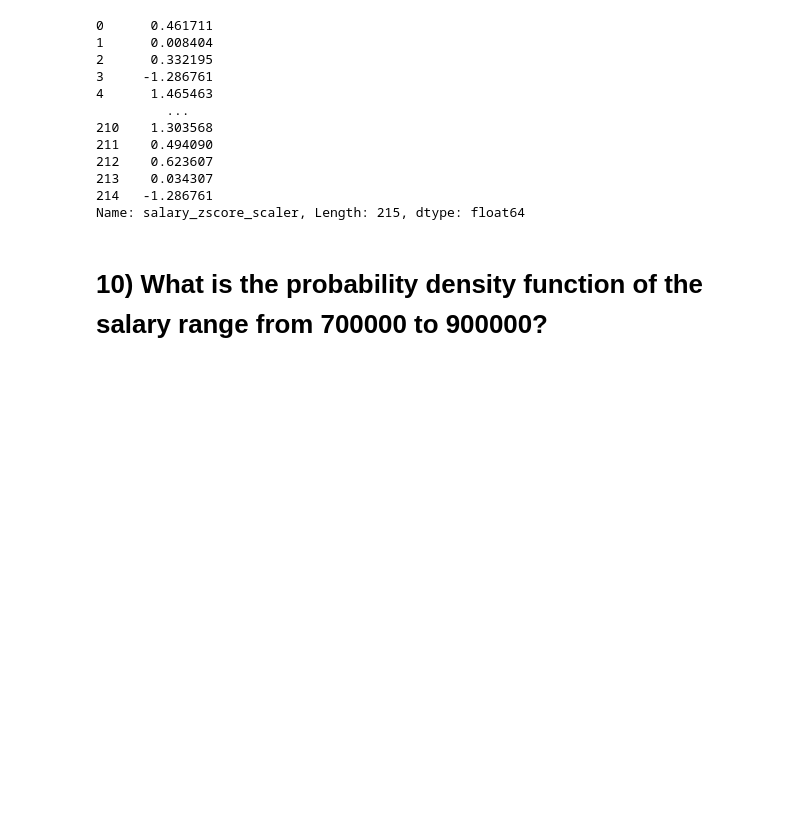
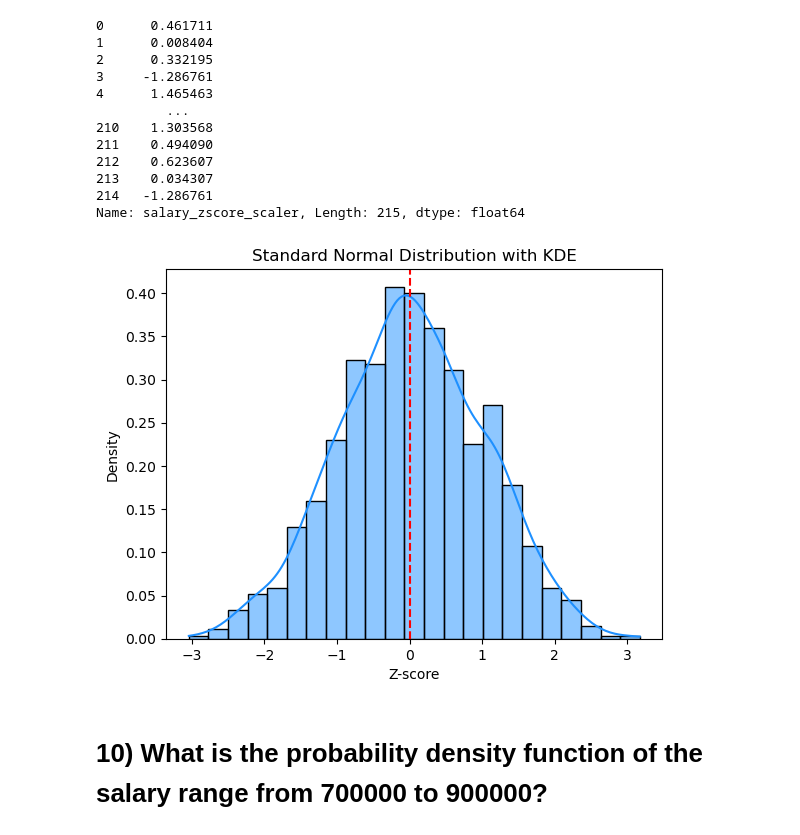
Before and after one commit to DillibabuAI/5.DataScience, a Jupyter notebook: Bivariate Assignment.ipynb, the cells around one changed output. Drawn from its saved outputs; the diff is of its cells as text; code cells hidden in the pictures; blank space fills up the shorter version.

```diff
--- a/Bivariate Assignment.ipynb
+++ b/Bivariate Assignment.ipynb
@@ -326,6 +358,15 @@ dataset['salary_zscore_scaler']
 213    0.034307
 214   -1.286761
 Name: salary_zscore_scaler, Length: 215, dtype: float64
+# %%
+dataset = np.random.normal(0, 1, 1000)
+sns.histplot(dataset, kde=True, stat='density', color='dodgerblue')
+plt.title('Standard Normal Distribution with KDE')
+plt.xlabel('Z-score')
+plt.axvline(0, color='red', linestyle='--')
+plt.show()
+# %% [output]
+[figure, added]
 # %% [markdown]
 # 10) What is the probability density function of the salary range from 700000 to 900000?
 # %%
```
Also changed, not shown: parts of 27 cells of this notebook.
